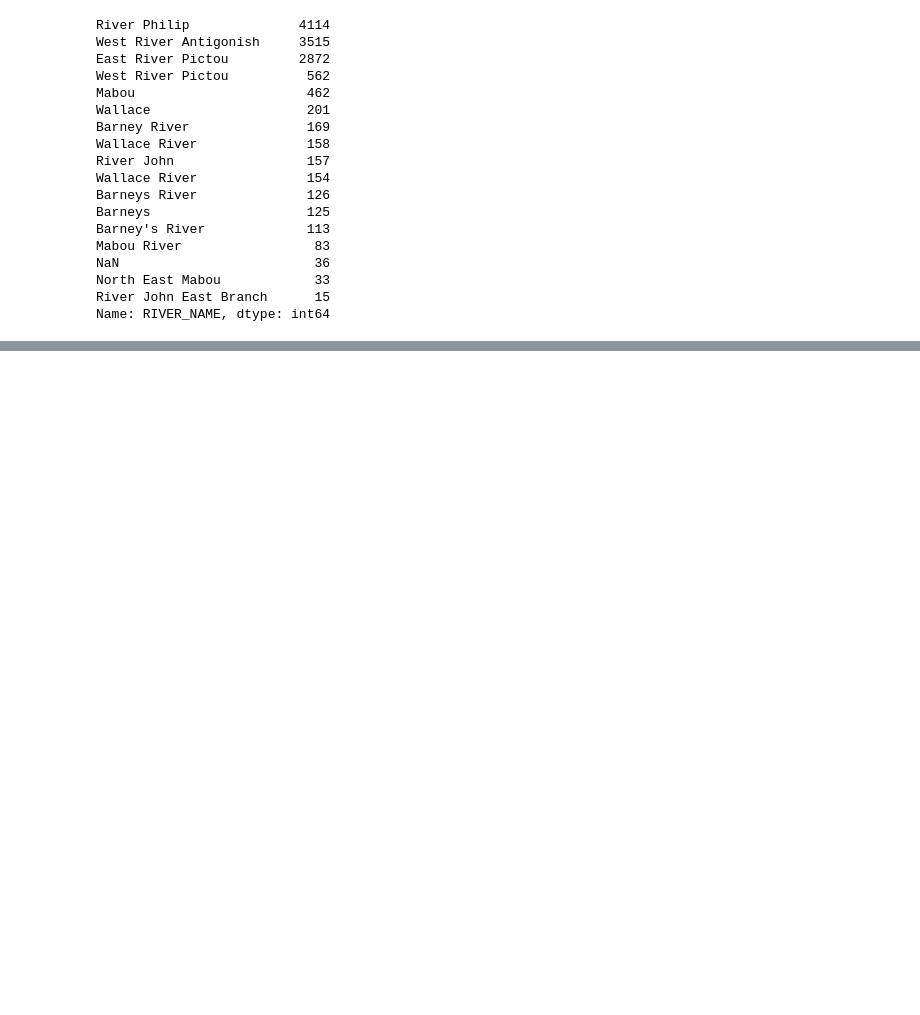
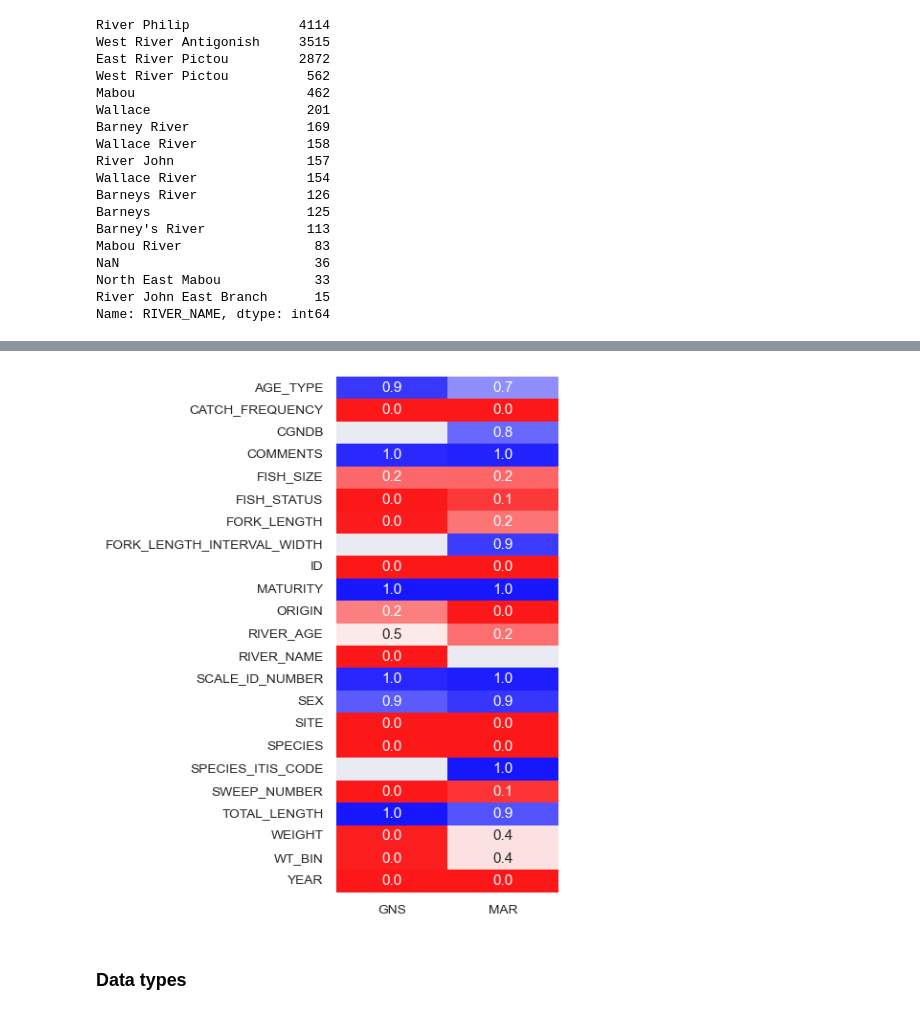
Before and after one commit to dfo-gulf-science/EFishing-EDA, a Jupyter notebook: E_Fishing_EDA.ipynb, the cells around one changed output, grey strips where cells are left out. Saved outputs shown, nothing was run; the diff lists cells and outputs as text; code cells hidden in the pictures; blank space fills up the shorter version.

```diff
--- a/E_Fishing_EDA.ipynb
+++ b/E_Fishing_EDA.ipynb
@@ -158,0 +271,14 @@ Name: RIVER_NAME, dtype: int64
+# %%
+plt.figure(figsize=(3,7))
+sns.heatmap(
+    pd.concat([
+        pd.DataFrame((df_gns.isnull().sum() / df_gns.shape[0]).sort_values(ascending=False), columns=['GNS']),
+        pd.DataFrame((df_mar.isnull().sum() / df_mar.shape[0]).sort_values(ascending=False), columns=['MAR'])
+    ], axis=1).sort_index(),
+    cmap='bwr_r', annot=True, fmt='.1f', annot_kws={"fontsize":11}, cbar=False, alpha=0.9
+)
+plt.show()
+# %% [output]
+[figure, added]
+# %% [markdown]
+### Data types
```
Also changed, not shown: parts of 37 cells of this notebook.
